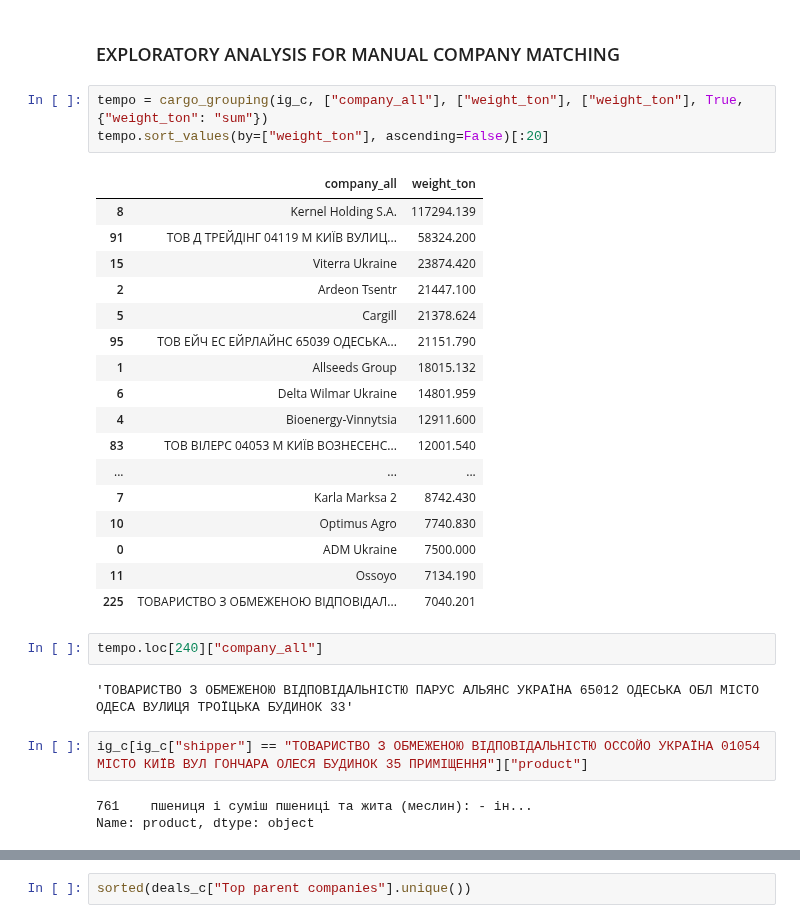
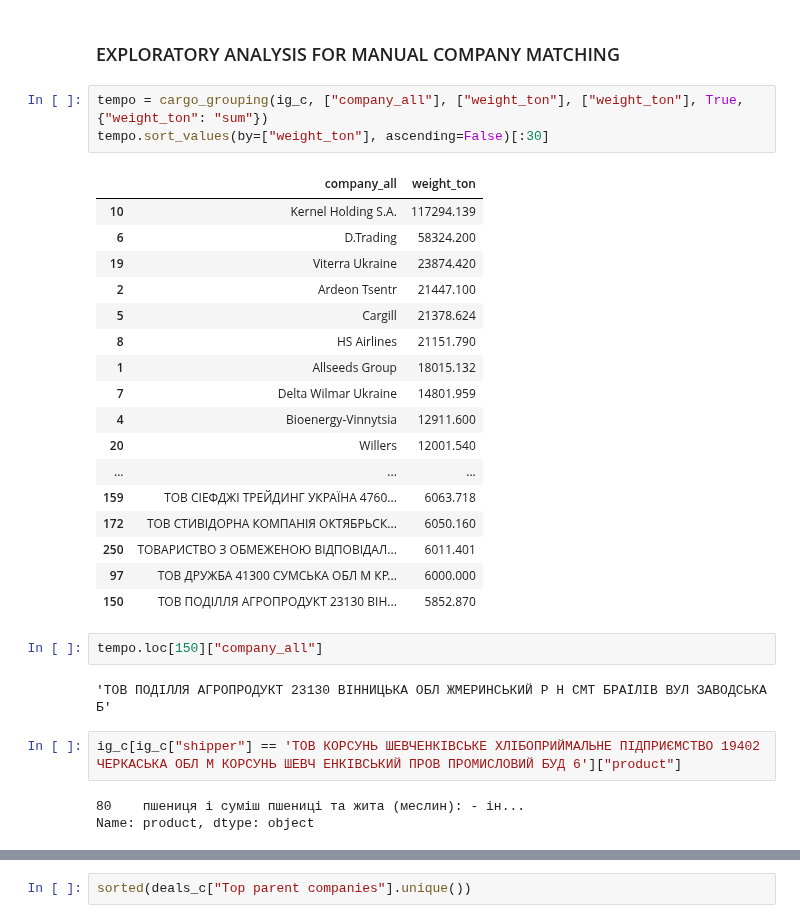
Before and after one commit to uchicago-dsi/oakland-institute-ukraine, a Jupyter notebook: notebooks/exports_oct22.ipynb, the cells around one changed output, grey strips where cells are left out. Drawn from its saved outputs; the diff is of its cells as text.

```diff
--- a/notebooks/exports_oct22.ipynb
+++ b/notebooks/exports_oct22.ipynb
@@ -549,32 +579,32 @@ ig_all_translate
 ### EXPLORATORY ANALYSIS FOR MANUAL COMPANY MATCHING
 # %%
 tempo = cargo_grouping(ig_c, ["company_all"], ["weight_ton"], ["weight_ton"], True, {"weight_ton": "sum"})
-tempo.sort_values(by=["weight_ton"], ascending=False)[:20]
+tempo.sort_values(by=["weight_ton"], ascending=False)[:30]
 # %% [output]
 |  | company_all | weight_ton |
-| 8 | Kernel Holding S.A. | 117294.139 |
-| 91 | ТОВ Д ТРЕЙДІНГ 04119 М КИЇВ ВУЛИЦ... | 58324.200 |
-| 15 | Viterra Ukraine | 23874.420 |
+| 10 | Kernel Holding S.A. | 117294.139 |
+| 6 | D.Trading | 58324.200 |
+| 19 | Viterra Ukraine | 23874.420 |
 | 2 | Ardeon Tsentr | 21447.100 |
 | 5 | Cargill | 21378.624 |
-| 95 | ТОВ ЕЙЧ ЕС ЕЙРЛАЙНС 65039 ОДЕСЬКА... | 21151.790 |
+| 8 | HS Airlines | 21151.790 |
 | 1 | Allseeds Group | 18015.132 |
-| 6 | Delta Wilmar Ukraine | 14801.959 |
+| 7 | Delta Wilmar Ukraine | 14801.959 |
 | 4 | Bioenergy-Vinnytsia | 12911.600 |
-| 83 | ТОВ ВІЛЕРС 04053 М КИЇВ ВОЗНЕСЕНС... | 12001.540 |
+| 20 | Willers | 12001.540 |
 | ... | ... | ... |
-| 7 | Karla Marksa 2 | 8742.430 |
-| 10 | Optimus Agro | 7740.830 |
-| 0 | ADM Ukraine | 7500.000 |
-| 11 | Ossoyo | 7134.190 |
-| 225 | ТОВАРИСТВО З ОБМЕЖЕНОЮ ВІДПОВІДАЛ... | 7040.201 |
+| 159 | ТОВ СІЕФДЖІ ТРЕЙДИНГ УКРАЇНА 4760... | 6063.718 |
+| 172 | ТОВ СТИВІДОРНА КОМПАНІЯ ОКТЯБРЬСК... | 6050.160 |
+| 250 | ТОВАРИСТВО З ОБМЕЖЕНОЮ ВІДПОВІДАЛ... | 6011.401 |
+| 97 | ТОВ ДРУЖБА 41300 СУМСЬКА ОБЛ М КР... | 6000.000 |
+| 150 | ТОВ ПОДІЛЛЯ АГРОПРОДУКТ 23130 ВІН... | 5852.870 |
 # %%
-tempo.loc[240]["company_all"]
+tempo.loc[150]["company_all"]
 # %% [output]
-'ТОВАРИСТВО З ОБМЕЖЕНОЮ ВІДПОВІДАЛЬНІСТЮ ПАРУС АЛЬЯНС УКРАЇНА 65012 ОДЕСЬКА ОБЛ МІСТО ОДЕСА ВУЛИЦЯ ТРОЇЦЬКА БУДИНОК 33'
+'ТОВ ПОДІЛЛЯ АГРОПРОДУКТ 23130 ВІННИЦЬКА ОБЛ ЖМЕРИНСЬКИЙ Р Н СМТ БРАЇЛІВ ВУЛ ЗАВОДСЬКА Б'
-# %%
-ig_c[ig_c["shipper"] == "ТОВАРИСТВО З ОБМЕЖЕНОЮ ВІДПОВІДАЛЬНІСТЮ ОССОЙО УКРАЇНА 01054 МІСТО КИЇВ ВУЛ ГОНЧАРА ОЛЕСЯ БУДИНОК 35 ПРИМІЩЕННЯ"]["product"]
-# %% [output]
-761    пшениця і суміш пшениці та жита (меслин): - ін...
-Name: product, dtype: object
+# %%
+ig_c[ig_c["shipper"] == 'ТОВ КОРСУНЬ ШЕВЧЕНКІВСЬКЕ ХЛІБОПРИЙМАЛЬНЕ ПІДПРИЄМСТВО 19402 ЧЕРКАСЬКА ОБЛ М КОРСУНЬ ШЕВЧ ЕНКІВСЬКИЙ ПРОВ ПРОМИСЛОВИЙ БУД 6']["product"]
+# %% [output]
+80    пшениця і суміш пшениці та жита (меслин): - ін...
+Name: product, dtype: object
 # %%
```
Also changed, not shown: parts of 16 cells of this notebook.
